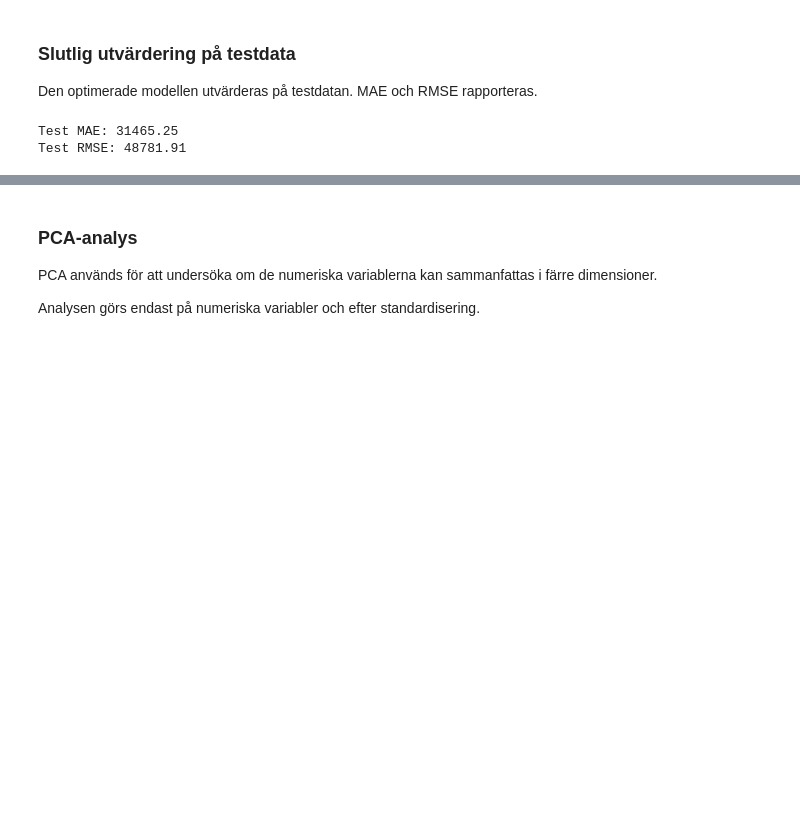
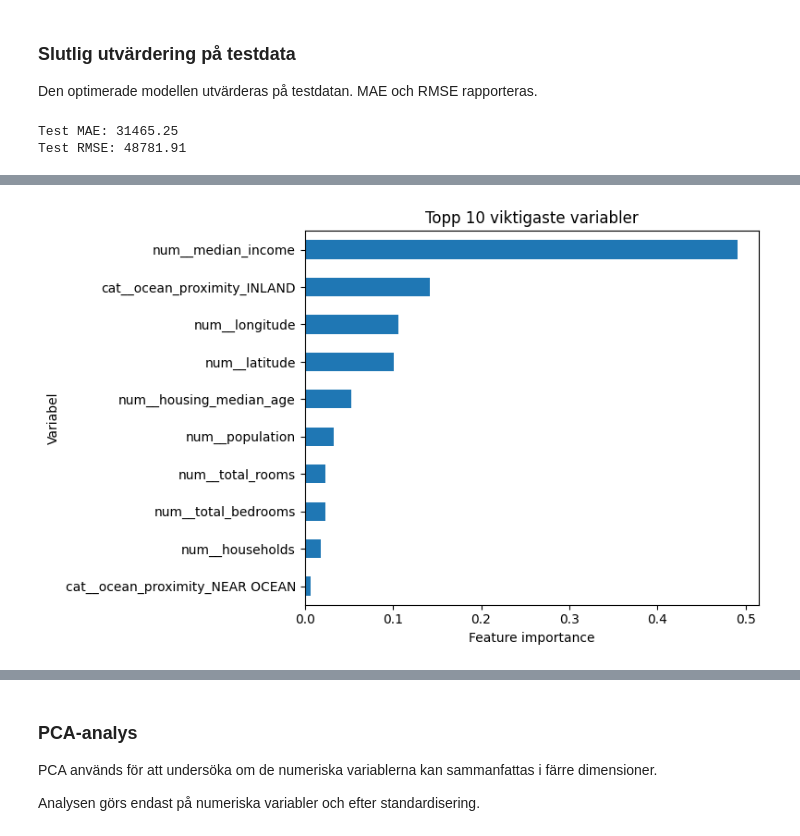
Before and after one commit to Henri1979/ML_Uppgift1_housing, a Jupyter notebook: main.ipynb, the cells around one changed output, grey strips where cells are left out. Saved outputs shown, nothing was run; the diff lists cells and outputs as text; code cells hidden in the pictures; blank space fills up the shorter version.

```diff
--- a/main.ipynb
+++ b/main.ipynb
@@ -293,0 +345,12 @@ Test RMSE: 48781.91
+# %%
+rf_model = best_model.named_steps["model"]
+feature_names = best_model.named_steps["preprocess"].get_feature_names_out()
+
+importances = rf_model.feature_importances_
+
+feat_imp = (
+    pd.Series(importances, index=feature_names)
+    .sort_values(ascending=False)
+)
+
+feat_imp.head(10)
@@ -293,0 +369,15 @@ Test RMSE: 48781.91
+# %%
+top_n = 10
+top_features = feat_imp.head(top_n).sort_values()
+
+fig, ax = plt.subplots(figsize=(8, 5))
+top_features.plot(kind="barh", ax=ax)
+
+ax.set_title("Topp 10 viktigaste variabler")
+ax.set_xlabel("Feature importance")
+ax.set_ylabel("Variabel")
+
+plt.tight_layout()
+plt.show()
+# %% [output]
+[figure, added]
```
Also changed, not shown: parts of 13 cells of this notebook, 1 other file.
